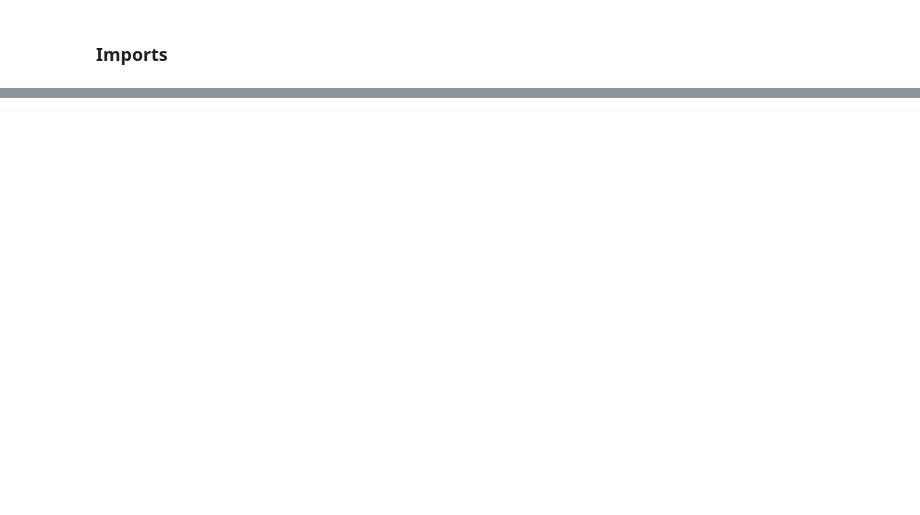
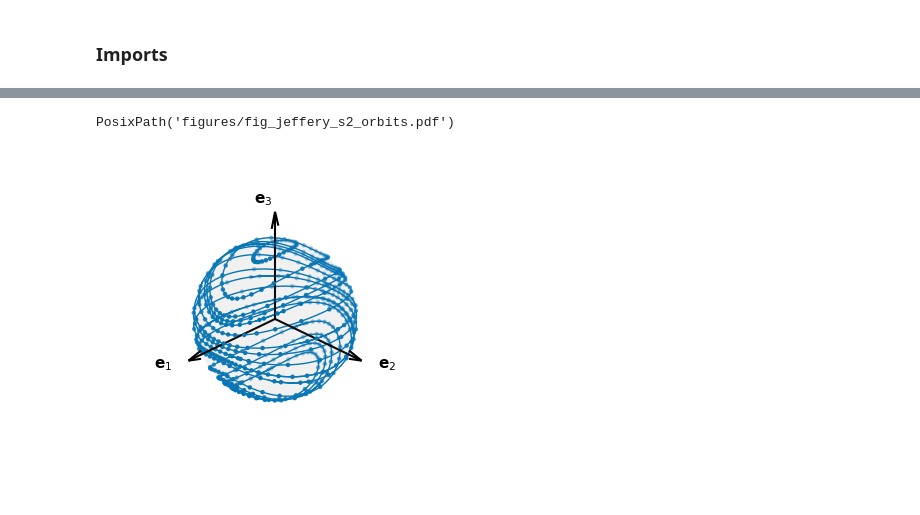
Before and after one commit to C0PEP0D/SoftMobility, a Jupyter notebook: softmobility/tutorials/14_jeffery_rigid.ipynb, the cells around one changed output, grey strips where cells are left out. Saved outputs shown, nothing was run; the diff lists cells and outputs as text; code cells hidden in the pictures; blank space fills up the shorter version.

```diff
--- a/softmobility/tutorials/14_jeffery_rigid.ipynb
+++ b/softmobility/tutorials/14_jeffery_rigid.ipynb
@@ -192,0 +379,48 @@ fig
+# %%
+fig_orb, ax_orb = figstyle.figure_3d(size="half", aspect=1.0)
+
+
+# (E1, E2, E3) body axes for reference.
+figstyle.add_body_axes(ax_orb, length=1.5, show_labels=True)
+figstyle.displace_label(ax_orb, "axis_label_E1", text=r"$\mathbf{e}_1$", offset=(0.3, 0, 0.))
+figstyle.displace_label(ax_orb, "axis_label_E2", text=r"$\mathbf{e}_2$", offset=(0, 0.3, 0.))
+figstyle.displace_label(ax_orb, "axis_label_E3", text=r"$\mathbf{e}_3$", offset=(0.2, 0, 0.))
+
+# Translucent unit sphere.
+u_s, v_s = np.mgrid[0:2 * np.pi:60j, 0:np.pi:30j]
+ax_orb.plot_surface(
+    0.998 * np.cos(u_s) * np.sin(v_s),
+    0.998 * np.sin(u_s) * np.sin(v_s),
+    0.998 * np.cos(v_s),
+    color=figstyle.COLORS["grey"], alpha=0.05,
+    linewidth=0, antialiased=True, shade=False,
+)
+
+# Dumbbell drawn at half scale inside the sphere as a visual reference.
+# for centre, radius in zip(POSITIONS_BODY, RADII, strict=True):
+#     figstyle.add_sphere(ax_orb, 0.25 * centre, 0.25 * radius,
+#                         alpha=0.10, contour_width=1.0)
+
+ana_stride = max(1, N_STEPS_orbit // 32)
+for i in range(N_TRAJ):
+    ax_orb.plot(
+        p_orbit_lib[i, :, 0], p_orbit_lib[i, :, 1], p_orbit_lib[i, :, 2],
+        color=figstyle.COLORS["blue"], linewidth=1.0,
+        label="rollout (RK4)" if i == 0 else None,
+    )
+    ax_orb.scatter(
+        p_orbit_ana[i, ::ana_stride, 0],
+        p_orbit_ana[i, ::ana_stride, 1],
+        p_orbit_ana[i, ::ana_stride, 2],
+        color=figstyle.COLORS["blue"], s=5,
+        label="analytical" if i == 0 else None,
+    )
+
+ax_orb.set_xlim(-1.2, 1.2)
+ax_orb.set_ylim(-1.2, 1.2)
+ax_orb.set_zlim(-1.2, 1.2)
+
+figstyle.save(fig_orb, "fig_jeffery_s2_orbits", figdir=FIGDIR)
+# %% [output]
+PosixPath('figures/fig_jeffery_s2_orbits.pdf')
+[figure, added]
```
Also changed, not shown: parts of 42 cells of this notebook, 27 other files.
